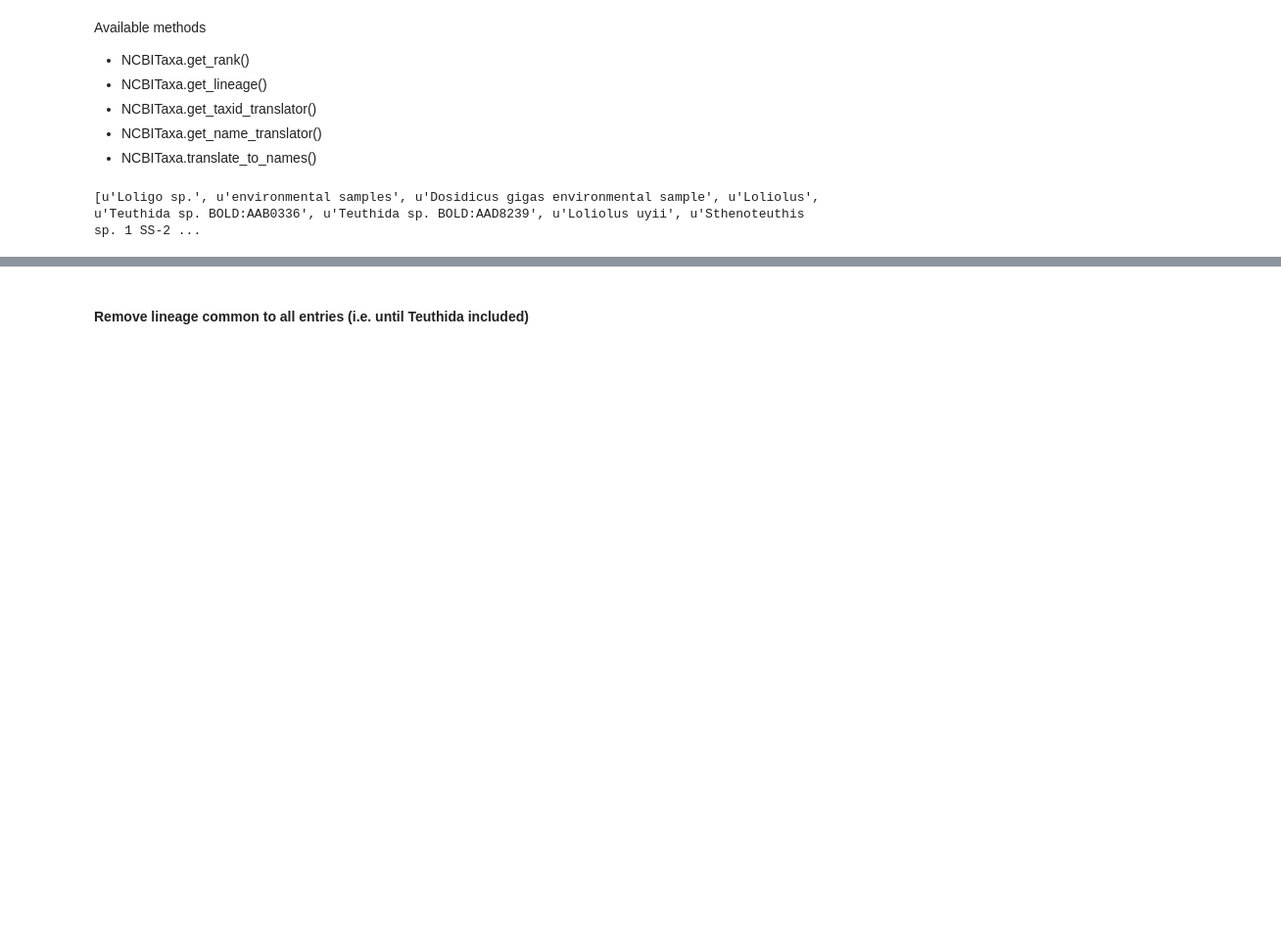
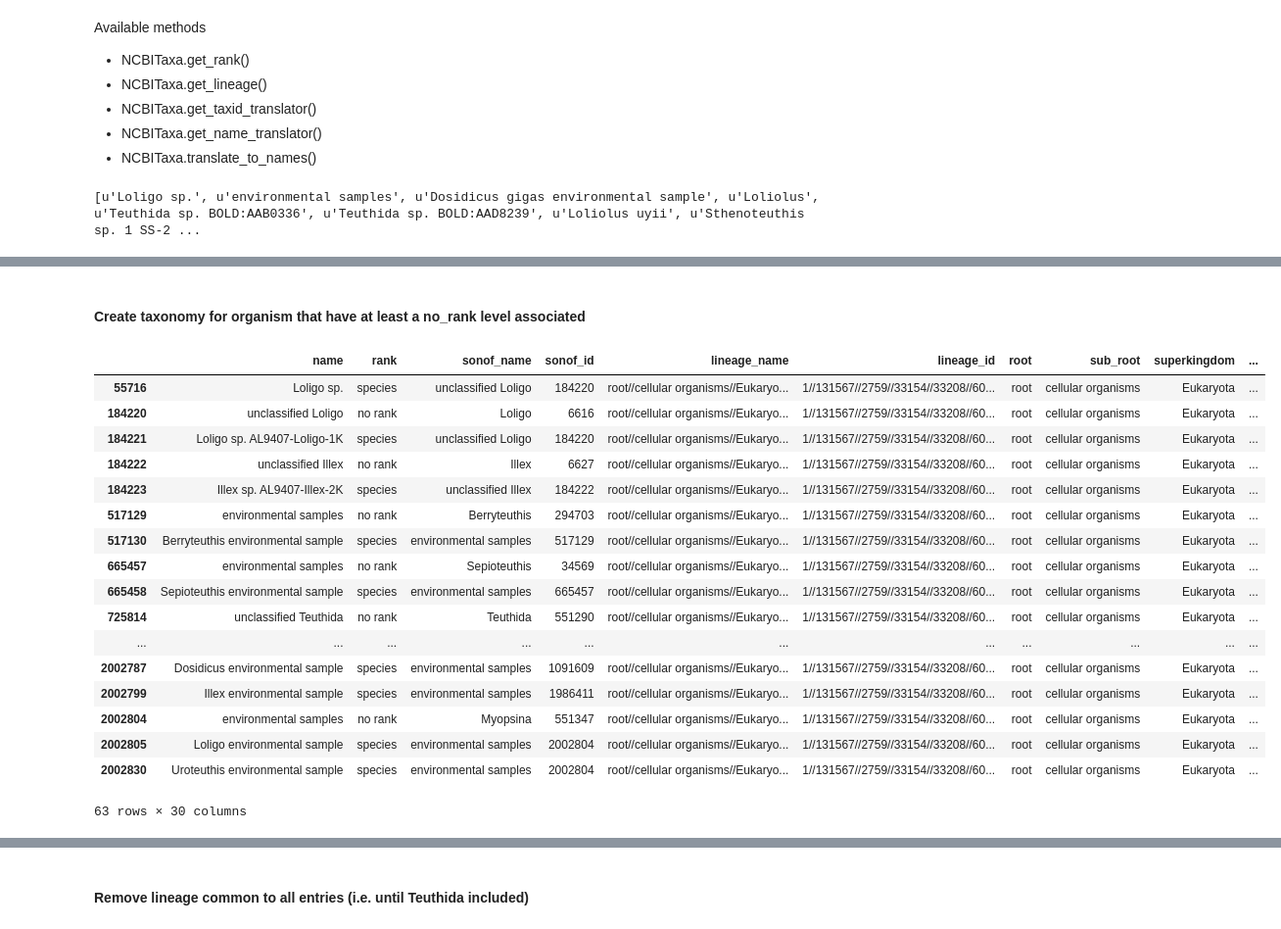
Before and after one commit to samulic/bioscience, a Jupyter notebook: retrieve_taxonomy.ipynb, the cells around one changed output, grey strips where cells are left out. Shown at 98% size. Drawn from its saved outputs; the diff is of its cells as text; code cells hidden in the pictures; blank space fills up the shorter version.

```diff
--- a/retrieve_taxonomy.ipynb
+++ b/retrieve_taxonomy.ipynb
@@ -58,0 +288,3 @@ ranks
+# %%
+# dataframe with only those organism that have at least one no rank in the lineage
+norank_df = dd[dd[norank_col].notnull().any(axis = 1)]
@@ -130,0 +393,24 @@ data.head()
+# %% [markdown]
+#### Create taxonomy for organism that have at least a no_rank level associated
+# %%
+norank_taxonomy = data.join(norank_df, how='right')
+norank_taxonomy
+# %% [output]
+|  | name | rank | sonof_name | sonof_id | lineage_name | lineage_id | root | sub_root | superkingdom | ... |
+| 55716 | Loligo sp. | species | unclassified Loligo | 184220 | root//cellular organisms//Eukaryo... | 1//131567//2759//33154//33208//60... | root | cellular organisms | Eukaryota | ... |
+| 184220 | unclassified Loligo | no rank | Loligo | 6616 | root//cellular organisms//Eukaryo... | 1//131567//2759//33154//33208//60... | root | cellular organisms | Eukaryota | ... |
+| 184221 | Loligo sp. AL9407-Loligo-1K | species | unclassified Loligo | 184220 | root//cellular organisms//Eukaryo... | 1//131567//2759//33154//33208//60... | root | cellular organisms | Eukaryota | ... |
+| 184222 | unclassified Illex | no rank | Illex | 6627 | root//cellular organisms//Eukaryo... | 1//131567//2759//33154//33208//60... | root | cellular organisms | Eukaryota | ... |
+| 184223 | Illex sp. AL9407-Illex-2K | species | unclassified Illex | 184222 | root//cellular organisms//Eukaryo... | 1//131567//2759//33154//33208//60... | root | cellular organisms | Eukaryota | ... |
+| 517129 | environmental samples | no rank | Berryteuthis | 294703 | root//cellular organisms//Eukaryo... | 1//131567//2759//33154//33208//60... | root | cellular organisms | Eukaryota | ... |
+| 517130 | Berryteuthis environmental sample | species | environmental samples | 517129 | root//cellular organisms//Eukaryo... | 1//131567//2759//33154//33208//60... | root | cellular organisms | Eukaryota | ... |
+| 665457 | environmental samples | no rank | Sepioteuthis | 34569 | root//cellular organisms//Eukaryo... | 1//131567//2759//33154//33208//60... | root | cellular organisms | Eukaryota | ... |
+| 665458 | Sepioteuthis environmental sample | species | environmental samples | 665457 | root//cellular organisms//Eukaryo... | 1//131567//2759//33154//33208//60... | root | cellular organisms | Eukaryota | ... |
+| 725814 | unclassified Teuthida | no rank | Teuthida | 551290 | root//cellular organisms//Eukaryo... | 1//131567//2759//33154//33208//60... | root | cellular organisms | Eukaryota | ... |
+| ... | ... | ... | ... | ... | ... | ... | ... | ... | ... | ... |
+| 2002787 | Dosidicus environmental sample | species | environmental samples | 1091609 | root//cellular organisms//Eukaryo... | 1//131567//2759//33154//33208//60... | root | cellular organisms | Eukaryota | ... |
+| 2002799 | Illex environmental sample | species | environmental samples | 1986411 | root//cellular organisms//Eukaryo... | 1//131567//2759//33154//33208//60... | root | cellular organisms | Eukaryota | ... |
+| 2002804 | environmental samples | no rank | Myopsina | 551347 | root//cellular organisms//Eukaryo... | 1//131567//2759//33154//33208//60... | root | cellular organisms | Eukaryota | ... |
+| 2002805 | Loligo environmental sample | species | environmental samples | 2002804 | root//cellular organisms//Eukaryo... | 1//131567//2759//33154//33208//60... | root | cellular organisms | Eukaryota | ... |
+| 2002830 | Uroteuthis environmental sample | species | environmental samples | 2002804 | root//cellular organisms//Eukaryo... | 1//131567//2759//33154//33208//60... | root | cellular organisms | Eukaryota | ... |
+63 rows × 30 columns
```
Also changed, not shown: parts of 44 cells of this notebook, 3 other files.
